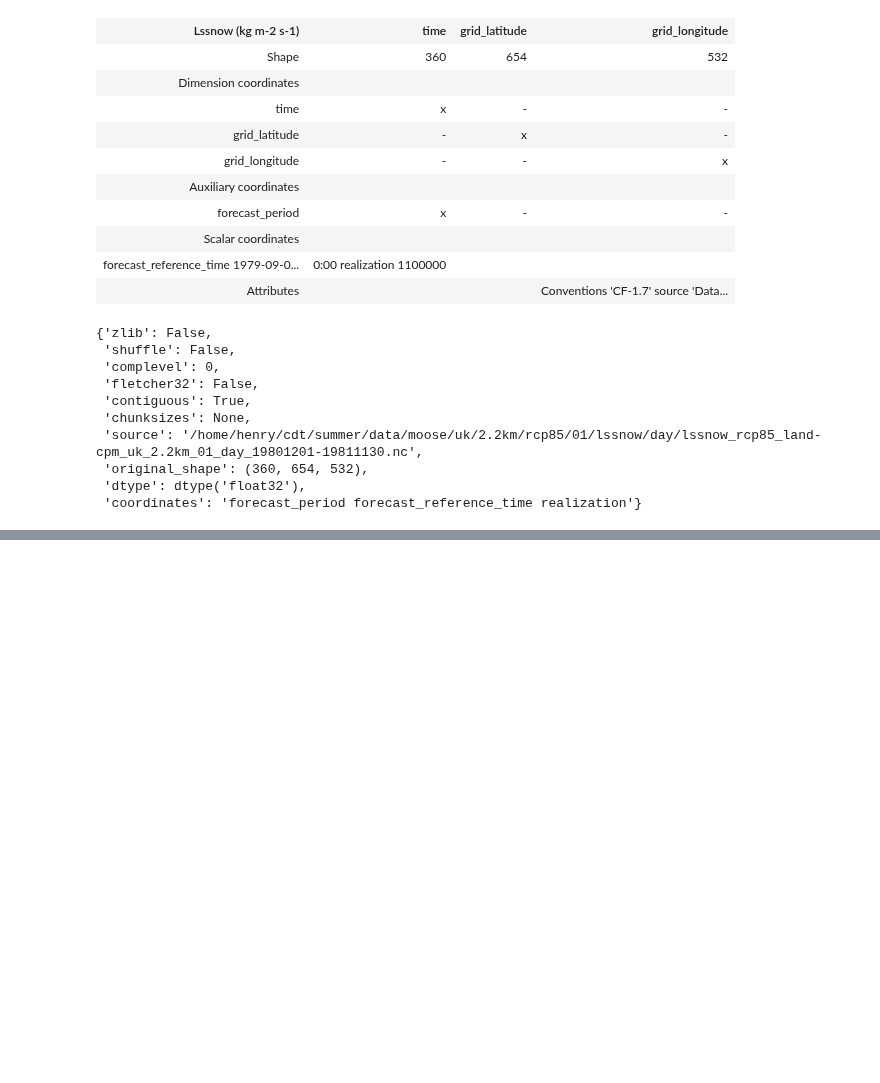
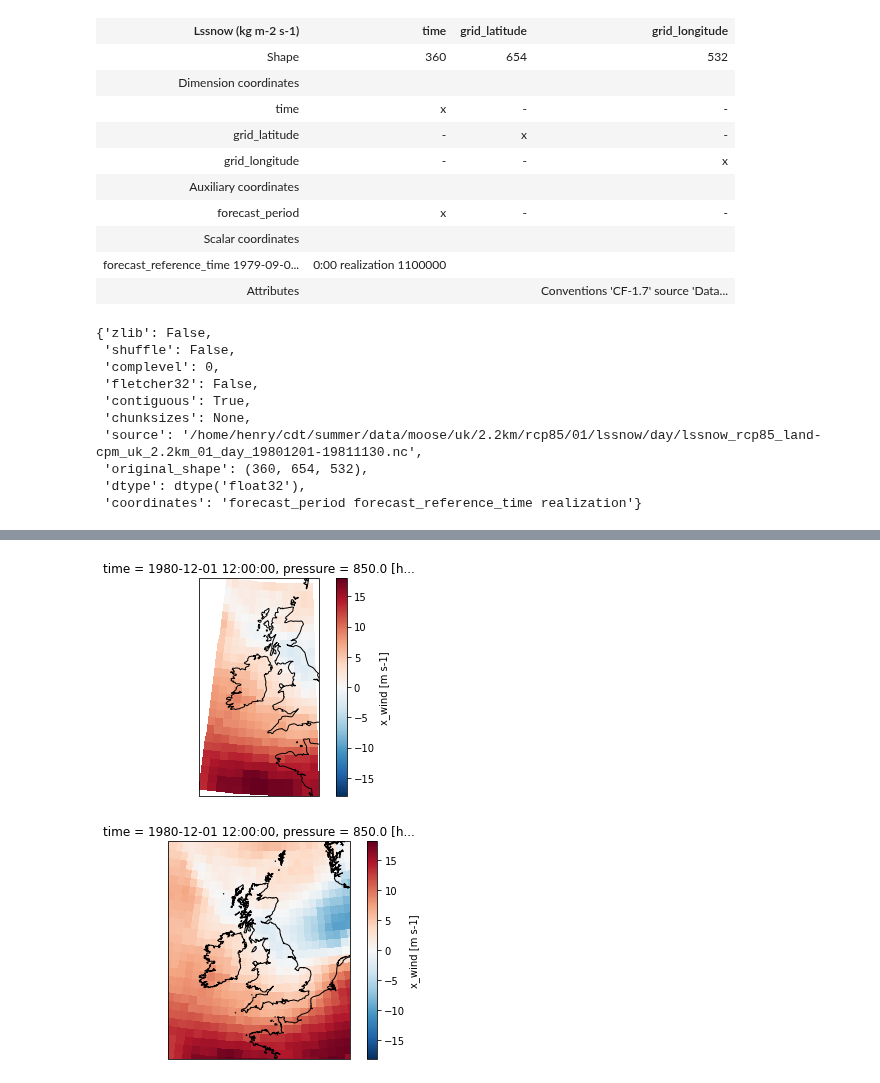
Before and after one commit to henryaddison/ml-downscaling-emulation, a Jupyter notebook: notebooks/learning/regridding-adventures.ipynb, the cells around one changed output, grey strips where cells are left out. Saved outputs shown, nothing was run; the diff lists cells and outputs as text; code cells hidden in the pictures; blank space fills up the shorter version.

Commit message:
try out regridding cpm data onto gcm grid
as a way to coarsen to match gcm resolution more exactly

```diff
--- a/notebooks/learning/regridding-adventures.ipynb
+++ b/notebooks/learning/regridding-adventures.ipynb
@@ -252,0 +259,4 @@ AttributeError: 'Dataset' object has no attribute 'clone'
+# %%
+target_cube = iris.load_cube(xwind_gcm_path)
+target_ds = xr.open_dataset(xwind_gcm_path)
+scheme = iris.analysis.Nearest()
@@ -252,0 +267,10 @@ AttributeError: 'Dataset' object has no attribute 'clone'
+# %%
+xwind_src_cube = xwind_cpm['x_wind'].to_iris()
+xwind_src_cube.coords(src_lon_name)[0].coord_system = src_coord_sys
+xwind_src_cube.coords(src_lat_name)[0].coord_system = src_coord_sys
+# %%
+gcm_regridder = scheme.regridder(xwind_src_cube, target_cube)
+cpm_regridder = scheme.regridder(target_cube, xwind_src_cube)
+# %%
+xwind_regridded_da = xr.DataArray.from_iris(gcm_regridder(xwind_src_cube))
+xwind_reregridded_da = xr.DataArray.from_iris(cpm_regridder(gcm_regridder(xwind_src_cube)))
@@ -252,0 +284,19 @@ AttributeError: 'Dataset' object has no attribute 'clone'
+# %%
+ax = plt.axes(projection=cp_model_rotated_pole)
+
+xwind_regridded_da.isel(time=0, pressure=1).sel(latitude=slice(46,60), longitude=slice(348, 360)).plot(ax=ax, x='longitude', y='latitude', add_colorbar=True, transform=platecarree)
+
+ax.coastlines()
+
+plt.show()
+
+ax = plt.axes(projection=cp_model_rotated_pole)
+
+xwind_reregridded_da.isel(time=0, pressure=1).plot(ax=ax, x='grid_longitude', y='grid_latitude', add_colorbar=True, transform=cp_model_rotated_pole)
+
+ax.coastlines()
+
+plt.show()
+# %% [output]
+[figure, added]
+[figure, added]
```
Also changed, not shown: parts of 23 cells of this notebook.
